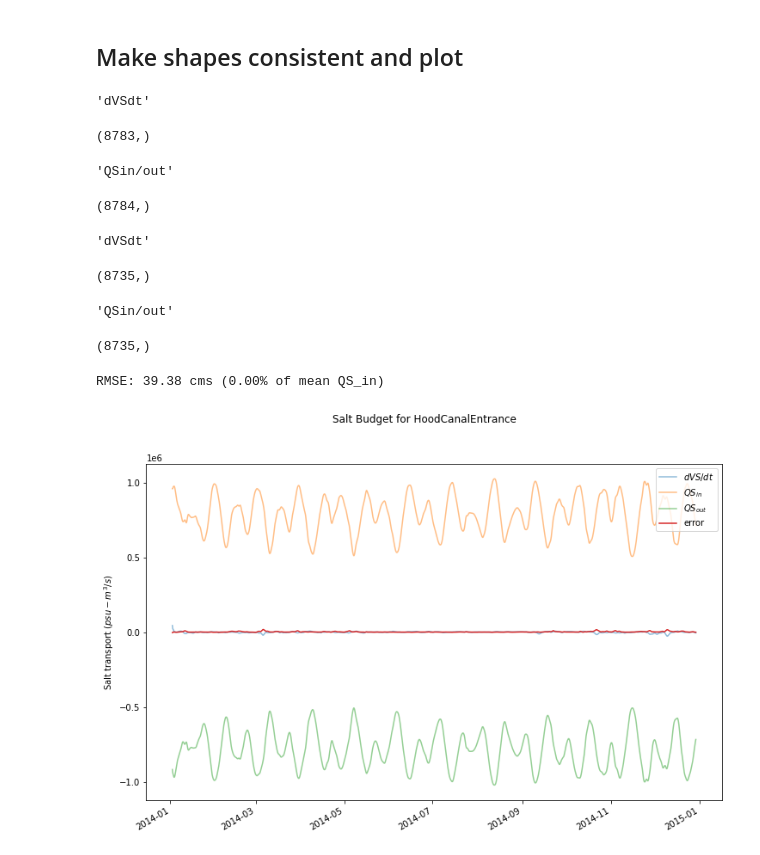
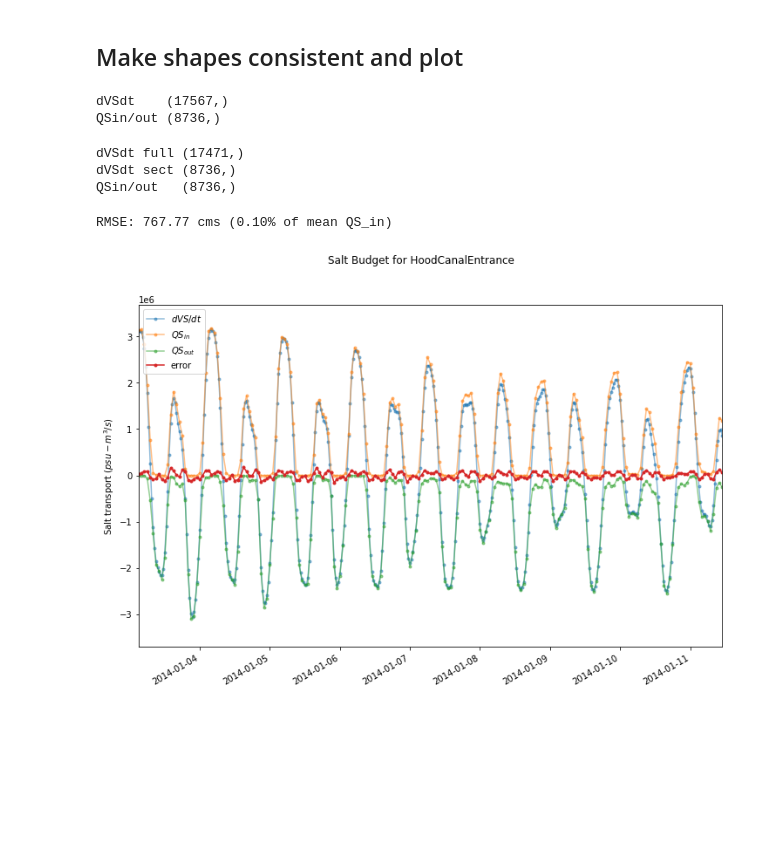
Before and after one commit to bedaro/ssm-analysis, a Jupyter notebook: transport/TEFBudget.ipynb, the cells around one changed output. Saved outputs shown, nothing was run; the diff lists cells and outputs as text; code cells hidden in the pictures; blank space fills up the shorter version.

```diff
--- a/transport/TEFBudget.ipynb
+++ b/transport/TEFBudget.ipynb
@@ -357,20 +392,20 @@ if tide_avg:
 # %%
 q_in_total = np.sum([q_in[s] for s in section_names], axis=0)
 q_out_total = np.sum([q_out[s] for s in section_names], axis=0)
-error = (-dVdt + q_in_total + q_out_total + rivers_interp)
+error = (-dVdt_section + q_in_total + q_out_total + rivers_interp)
 fig, ax = plt.subplots(figsize=(12,8))
-model_start_date = section_extractions[next(iter(section_names))].date_string0
-dates = pd.Timestamp(model_start_date) + pd.to_timedelta(model_output_times[1:], 's')
-ax.plot(dates, dVdt, label='$dV/dt$', alpha=0.5)
+model_dates = pd.Timestamp(section_extractions[onesect].date_string0) + pd.to_timedelta(model_output_times, 's')
+ax.plot(model_dates, dVdt, '.-', label='$dV/dt$', alpha=0.5)
+# Used to plot the flows for each section separately
 #for s in section_names:
 #    l = ax.plot(dates, q_in[s], '--', label=f'{s} $Q_{{in}}$', alpha=0.5)
 #    ax.plot(dates, q_out[s], '-.', color=l[0].get_color(), label=f'{s} $Q_{{out}}$', alpha=0.5)
-ax.plot(dates, q_in_total, label='$Q_{in}$', alpha=0.5)
-ax.plot(dates, q_out_total, label='$Q_{out}$', alpha=0.5)
-ax.plot(dates, rivers_interp, label='$Q_R$', alpha=0.5)
-ax.plot(dates, error, label='error')
+ax.plot(section_dates, q_in_total, '.-', label='$Q_\mathrm{prism,in}$', alpha=0.5)
+ax.plot(section_dates, q_out_total, '.-', label='$Q_\mathrm{prism,out}$', alpha=0.5)
+ax.plot(section_dates, rivers_interp, label='$Q_R$', alpha=0.5)
+ax.plot(section_dates, error, '.-', label='error')
 if not tide_avg:
-    ax.set(xbound=(dates[50], dates[250]))
+    ax.set(xbound=(section_dates[840], section_dates[900]))
 ax.set(ylabel="Flow ($m^3/s$)")
 ax.legend()
 fig.autofmt_xdate()
@@ -452,54 +488,54 @@ masked_array(data=[-1561761.3164930467, -675729.0205112125,
 # %% [markdown]
 ## Make shapes consistent and plot
 # %%
-display('dVSdt', dVSdt.shape)
-display('QSin/out', qs_in[next(iter(section_names))].shape)
+print('dVSdt   ', dVSdt.shape)
+print('QSin/out', qs_in[onesect].shape)
 # %% [output]
-'dVSdt'
+dVSdt    (17567,)
+QSin/out (8736,)
-(8783,)
-'QSin/out'
-(8784,)
 # %%
-dVSdt = dVSdt[:cut_indices.min()-1]
-display('dVSdt', dVSdt.shape)
+dVSdt = dVSdt[:right_cut_model-1]
+print('dVSdt full', dVSdt.shape)
+dVSdt_section = dVSdt[np.isin(model_output_times, section_output_times)]
+print('dVSdt sect', dVSdt_section.shape)
 for s in section_names:
-    qs_in[s] = qs_in[s][1:cut_indices.min()]
-    qs_out[s] = qs_out[s][1:cut_indices.min()]
-display('QSin/out', qs_in[next(iter(section_names))].shape)
-assert(len(qs_in[next(iter(section_names))]) == len(dVSdt))
+    qs_in[s] = qs_in[s][left_cut:right_cut_section]
+    qs_out[s] = qs_out[s][left_cut:right_cut_section]
+print('QSin/out  ', qs_in[onesect].shape)
+assert(len(qs_in[onesect]) == len(dVSdt_section))
 # %% [output]
-'dVSdt'
+dVSdt full (17471,)
+dVSdt sect (8736,)
+QSin/out   (8736,)
-(8735,)
-'QSin/out'
-(8735,)
 # %%
 if tide_avg:
     dVSdt = filt_godin(dVSdt)
+    dVSdt_section = filt_godin(dVSdt_section)
     for s in section_names:
         qs_in[s] = filt_godin(qs_in[s])
         qs_out[s] = filt_godin(qs_out[s])
 # %%
 qs_in_total = np.sum([qs_in[s] for s in section_names], axis=0)
 qs_out_total = np.sum([qs_out[s] for s in section_names], axis=0)
-error = (-dVSdt + qs_in_total + qs_out_total)
+error = (-dVSdt_section + qs_in_total + qs_out_total)
 fig, ax = plt.subplots(figsize=(12,8))
-ax.plot(dates, dVSdt, label='$dVS/dt$', alpha=0.5)
+ax.plot(model_dates, dVSdt, '.-', label='$dVS/dt$', alpha=0.5)
 #for s in section_names:
 #    l = ax.plot(dates, qs_in[s], '--', label=f'{s} $Q_{{in}}$', alpha=0.5)
 #    ax.plot(dates, qs_out[s], '-.', color=l[0].get_color(), label=f'{s} $Q_{{out}}$', alpha=0.5)
-ax.plot(dates, qs_in_total, label='$QS_{in}$', alpha=0.5)
-ax.plot(dates, qs_out_total, label='$QS_{out}$', alpha=0.5)
-ax.plot(dates, error, label='error')
+ax.plot(section_dates, qs_in_total, '.-', label='$QS_{in}$', alpha=0.5)
+ax.plot(section_dates, qs_out_total, '.-', label='$QS_{out}$', alpha=0.5)
+ax.plot(section_dates, error, '.-', label='error')
 if not tide_avg:
-    ax.set(xbound=(dates[50], dates[250]))
+    ax.set(xbound=(section_dates[50], section_dates[250]))
 ax.set(ylabel="Salt transport ($psu-m^3/s$)")
 ax.legend()
 fig.autofmt_xdate()
 fig.suptitle(f'Salt Budget for {", ".join(section_names)}')
 errors_nonan = error[~np.isnan(error)]
 rmse = np.sqrt((errors_nonan ** 2).sum())/len(errors_nonan)
 error_per_qsin = np.nan if rivers_interp.mean() == 0 else rmse / qs_in_total[~np.isnan(qs_in_total)].mean()
 print(f'RMSE: {rmse:.2f} cms ({error_per_qsin * 100:.2f}% of mean QS_in)')
 # %% [output]
-RMSE: 39.38 cms (0.00% of mean QS_in)
+RMSE: 767.77 cms (0.10% of mean QS_in)
-[figure, old version]
+[figure, new version]
```
Also changed, not shown: parts of 19 cells of this notebook, 2 other files.
